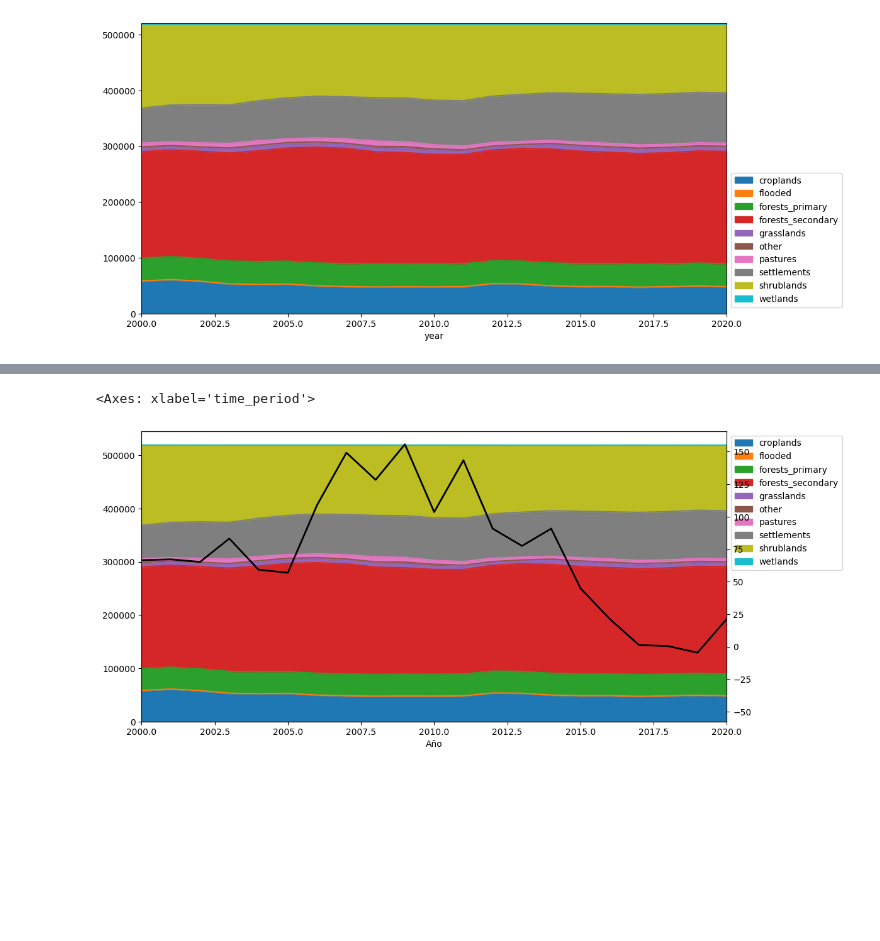
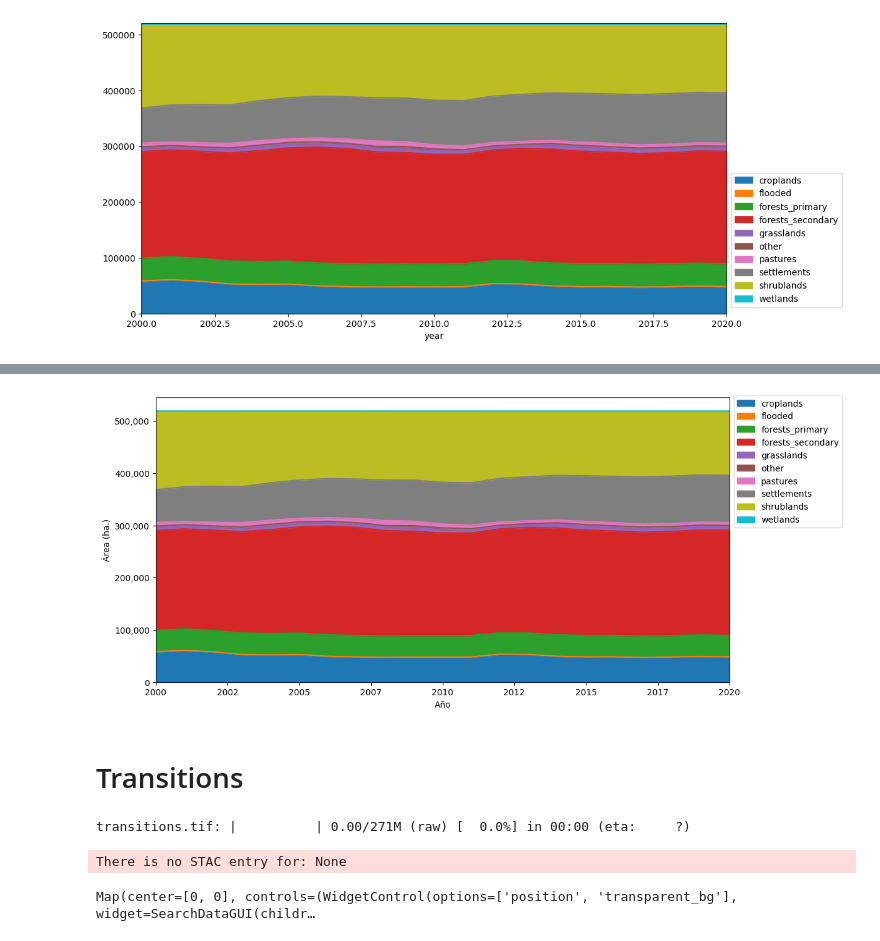
Before and after one commit to RodolfoFigueroa/AFOLU, a Jupyter notebook: main.ipynb, the cells around one changed output, grey strips where cells are left out. Cells and saved outputs as stored; diff of their text form; code cells hidden in the pictures; blank space fills up the shorter version.

```diff
--- a/main.ipynb
+++ b/main.ipynb
@@ -75,12 +85,22 @@ fig.legend(bbox_to_anchor=(0.905, 1.2))
 # %%
 fig, ax = plt.subplots(figsize=(12, 6))
-df_area.plot.area(stacked=True, ax=ax)
-ax.legend(loc="upper left", bbox_to_anchor=(1, 1))
+df_area.plot.area(stacked=True, ax=ax, legend=False)
+
 ax.set_xlabel("Año")
+ax.set_ylabel("Área (ha.)")
+
 ax.set_xlim(2000, 2020)
 
-ax2 = ax.twinx()
-df_plot.sum(axis=1).plot(ax=ax2, c="k", lw=2)
+ax.xaxis.set_major_formatter(plt.FuncFormatter(lambda x, _: str(int(x))))
+ax.yaxis.set_major_formatter(plt.FuncFormatter(lambda x, _: f"{int(x):,}"))
+
+# ax2 = ax.twinx()
+# df_plot.sum(axis=1).plot(ax=ax2, c="k", lw=2)
+
+ax.legend(loc="upper left", bbox_to_anchor=(1, 1.02),)
+
+fig.savefig("./temp.jpg", bbox_inches="tight", dpi=200)
 # %% [output]
-<Axes: xlabel='time_period'>
-[figure, old version]
+[figure, new version]
+# %% [markdown]
+# Transitions
@@ -86,0 +122,17 @@ df_plot.sum(axis=1).plot(ax=ax2, c="k", lw=2)
+# %%
+geemap.download_ee_image(img, "./transitions.tif", region=bbox_ee, scale=30, crs="EPSG:4326")
+# %% [output]
+transitions.tif: |          | 0.00/271M (raw) [  0.0%] in 00:00 (eta:     ?)
+There is no STAC entry for: None
+# %%
+wanted_labels = label_map.query("end == 'forests_secondary'").index.values
+
+mask = ee.image.Image.constant(0)
+for label in wanted_labels:
+    mask = mask.Or(transition_img.eq(int(label)))
+
+m = geemap.Map()
+m.addLayer(mask)
+m
+# %% [output]
+Map(center=[0, 0], controls=(WidgetControl(options=['position', 'transparent_bg'], widget=SearchDataGUI(childr…
```
Also changed, not shown: parts of 11 cells of this notebook.
